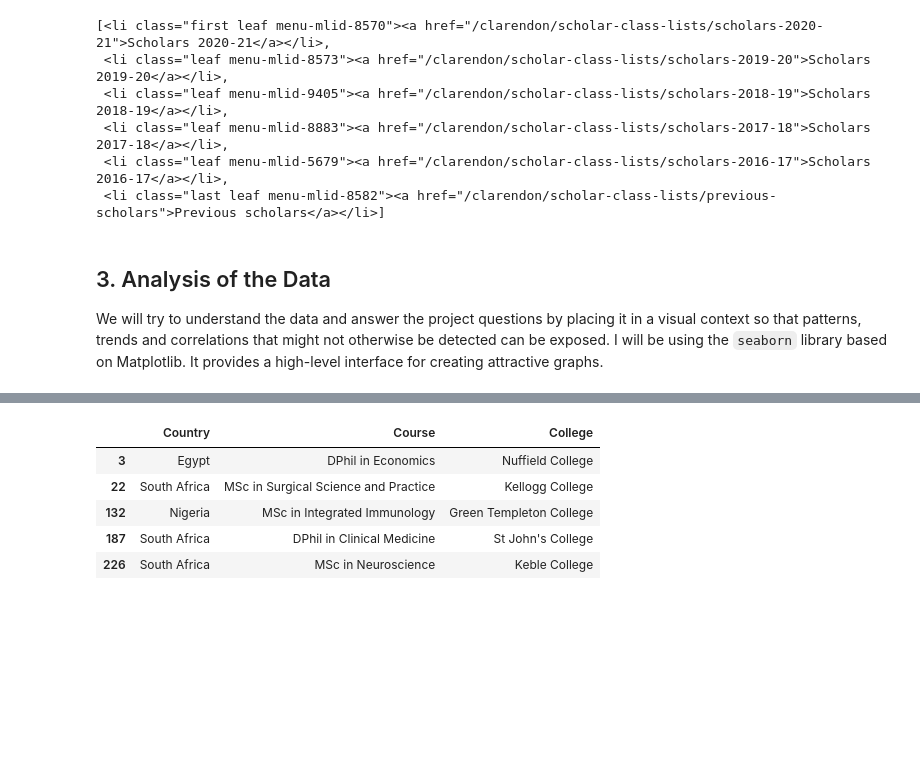
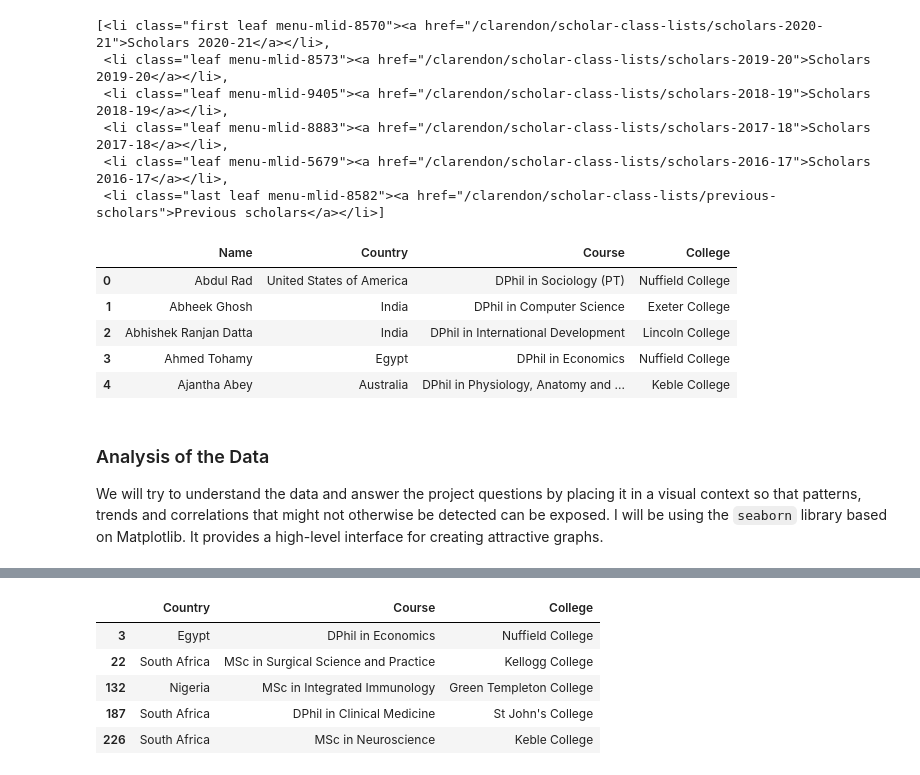
Before and after one commit to decorouz/GettingData-Projects, a Jupyter notebook: Clarendon Scholars.ipynb, the cells around one changed output, grey strips where cells are left out. Drawn from its saved outputs; the diff is of its cells as text; code cells hidden in the pictures; blank space fills up the shorter version.

```diff
--- a/Clarendon Scholars.ipynb
+++ b/Clarendon Scholars.ipynb
@@ -96,4 +81,13 @@ def generate_df(pages):
     return clanderon_df
 # %%
 scholars = generate_df(all_pages)
+# %%
+scholars.head()
+# %% [output]
+|  | Name | Country | Course | College |
+| 0 | Abdul Rad | United States of America | DPhil in Sociology (PT) | Nuffield College |
+| 1 | Abheek Ghosh | India | DPhil in Computer Science | Exeter College |
+| 2 | Abhishek Ranjan Datta | India | DPhil in International Development | Lincoln College |
+| 3 | Ahmed Tohamy | Egypt | DPhil in Economics | Nuffield College |
+| 4 | Ajantha Abey | Australia | DPhil in Physiology, Anatomy and ... | Keble College |
 # %%
@@ -104,6 +98,7 @@ scholars_df = scholars.drop(columns="Name", axis=1)
 scholars_df.to_excel("data/clarendon-scholars.xlsx", index=False)
 # %% [markdown]
-## 3. Analysis of the Data
+
+### Analysis of the Data
 
 We will try to understand the data and answer the project questions by placing it in a visual context so that patterns, trends and correlations that might not otherwise be detected can be exposed. I will be using the `seaborn` library based on Matplotlib. It provides a high-level interface for creating attractive graphs.
 # %%
```
Also changed, not shown: parts of 33 cells of this notebook, 1 other file.
